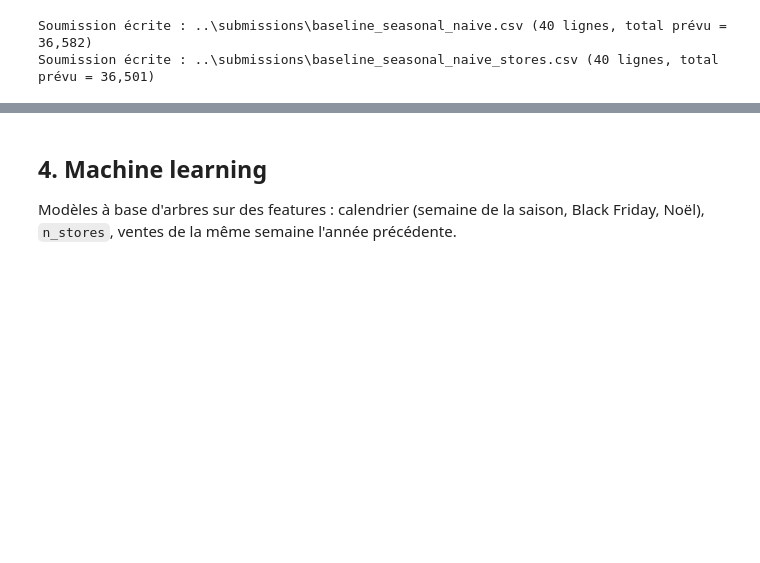
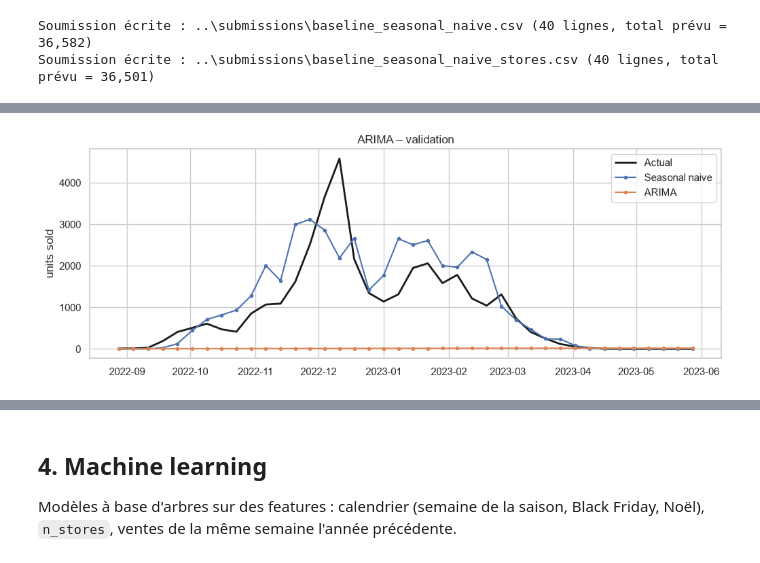
Before and after one commit to deboramendes27/decathlon-forecast, a Jupyter notebook: notebooks/02_modeles.ipynb, the cells around one changed output, grey strips where cells are left out. Drawn from its saved outputs; the diff is of its cells as text; code cells hidden in the pictures; blank space fills up the shorter version.

```diff
--- a/notebooks/02_modeles.ipynb
+++ b/notebooks/02_modeles.ipynb
@@ -218,0 +245,4 @@ SARIMAX avec `n_stores` (et éventuellement des indicatrices de calendrier) comm
+# %%
+plot_val(['Seasonal naive', 'ARIMA'], 'ARIMA – validation')
+# %% [output]
+[figure, added]
```
Also changed, not shown: parts of 18 cells of this notebook, 3 other files.
